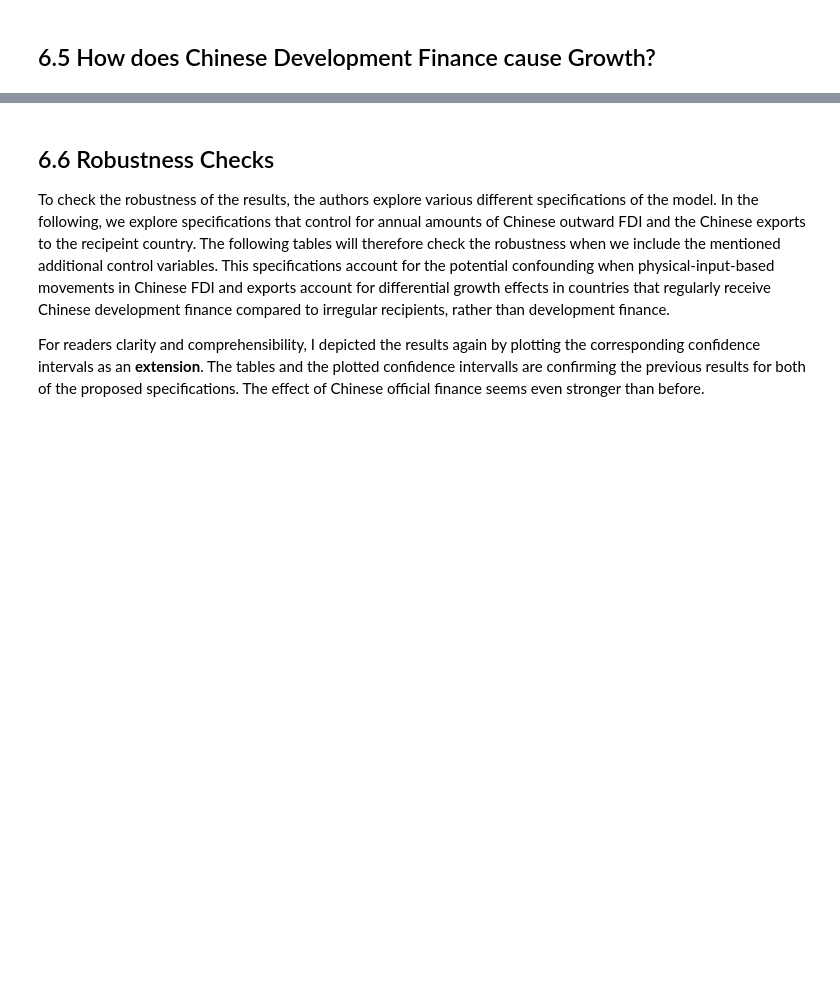
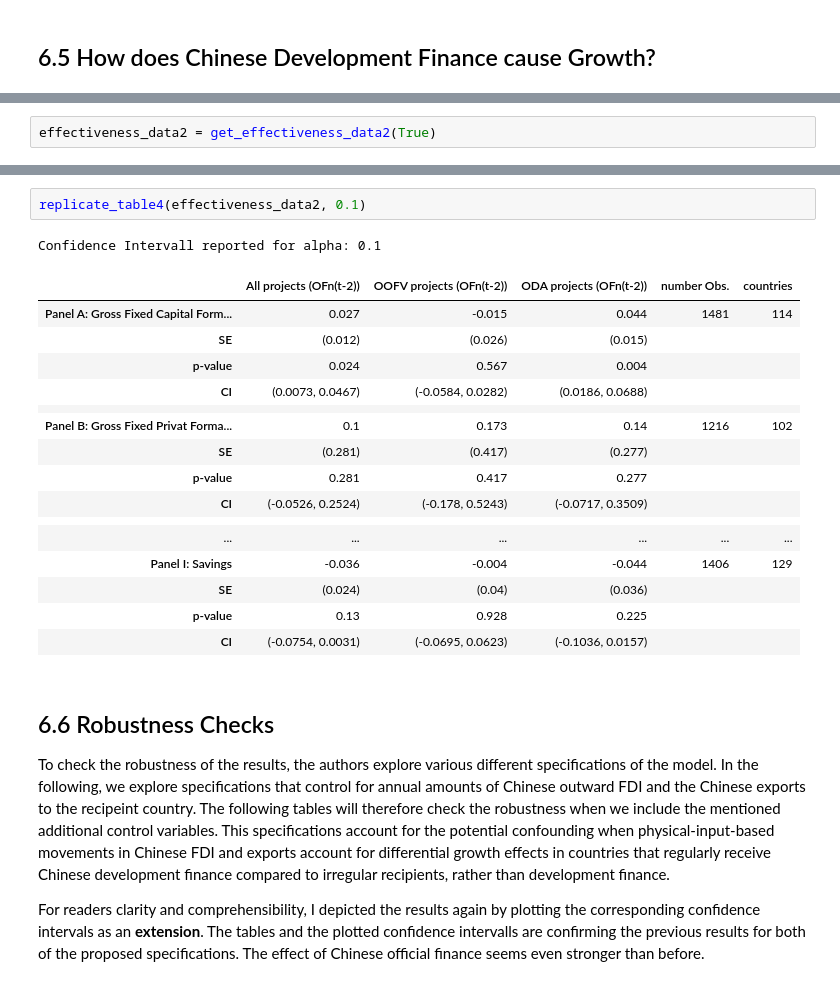
Before and after one commit to JonathanWillnow/ose-data-science-course-project-JonathanWillnow, a Jupyter notebook: JonathanWillnowOSE.ipynb, the cells around one changed output, grey strips where cells are left out. Saved outputs shown, nothing was run; the diff lists cells and outputs as text; blank space fills up the shorter version.

```diff
--- a/JonathanWillnowOSE.ipynb
+++ b/JonathanWillnowOSE.ipynb
@@ -774 +789,3 @@ This is inline with the results reported by Dreher et al. (2021), allthough our
+# %%
+effectiveness_data2 = get_effectiveness_data2(True)
 # %%
@@ -946,3 +1104,24 @@ replicate_table4(effectiveness_data)
+# %%
+replicate_table4(effectiveness_data2, 0.1)
+# %% [output]
+Confidence Intervall reported for alpha: 0.1
+|  | All projects (OFn(t-2)) | OOFV projects (OFn(t-2)) | ODA projects (OFn(t-2)) | number Obs. | countries |
+| Panel A: Gross Fixed Capital Form... | 0.027 | -0.015 | 0.044 | 1481 | 114 |
+| SE | (0.012) | (0.026) | (0.015) |  |  |
+| p-value | 0.024 | 0.567 | 0.004 |  |  |
+| CI | (0.0073, 0.0467) | (-0.0584, 0.0282) | (0.0186, 0.0688) |  |  |
+|  |  |  |  |  |  |
+| Panel B: Gross Fixed Privat Forma... | 0.1 | 0.173 | 0.14 | 1216 | 102 |
+| SE | (0.281) | (0.417) | (0.277) |  |  |
+| p-value | 0.281 | 0.417 | 0.277 |  |  |
+| CI | (-0.0526, 0.2524) | (-0.178, 0.5243) | (-0.0717, 0.3509) |  |  |
+|  |  |  |  |  |  |
+| ... | ... | ... | ... | ... | ... |
+| Panel I: Savings | -0.036 | -0.004 | -0.044 | 1406 | 129 |
+| SE | (0.024) | (0.04) | (0.036) |  |  |
+| p-value | 0.13 | 0.928 | 0.225 |  |  |
+| CI | (-0.0754, 0.0031) | (-0.0695, 0.0623) | (-0.1036, 0.0157) |  |  |
+|  |  |  |  |  |  |
 # %% [markdown]
 ## 6.6 Robustness Checks <a name="section6.6"></a>
 
```
Also changed, not shown: parts of 6 cells of this notebook.
